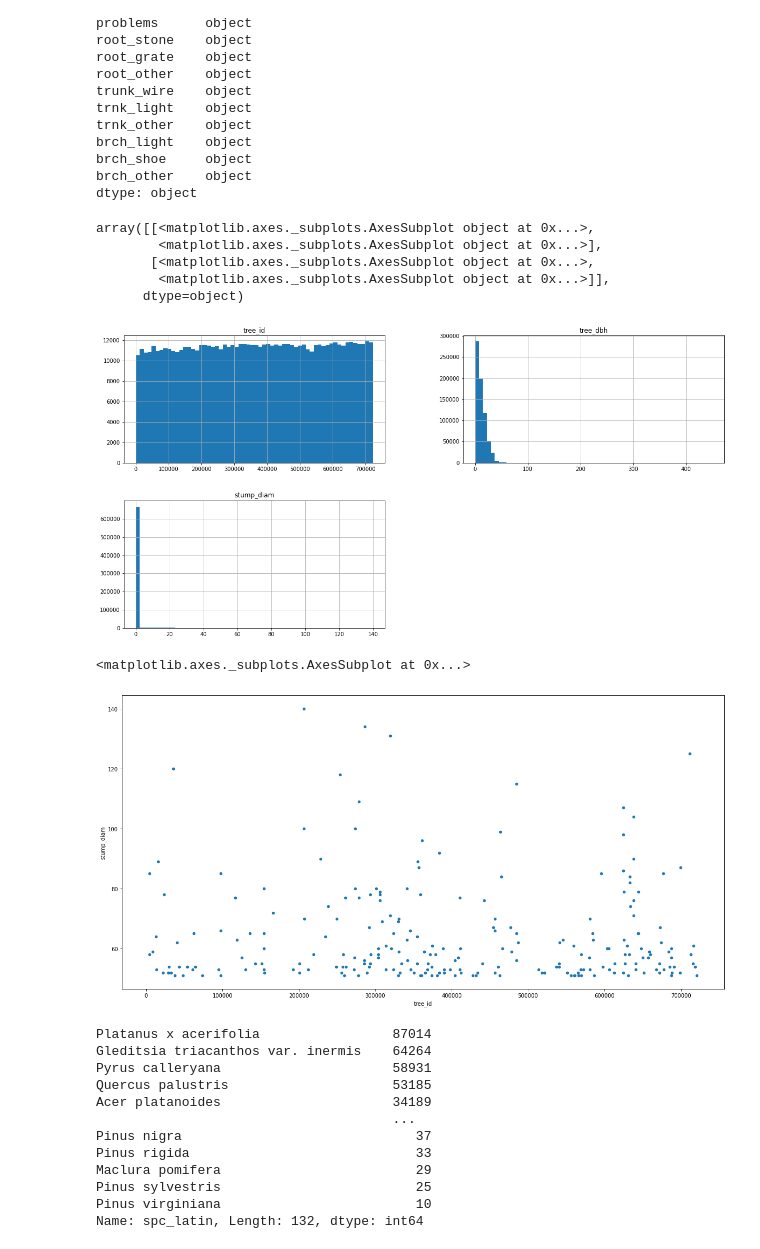
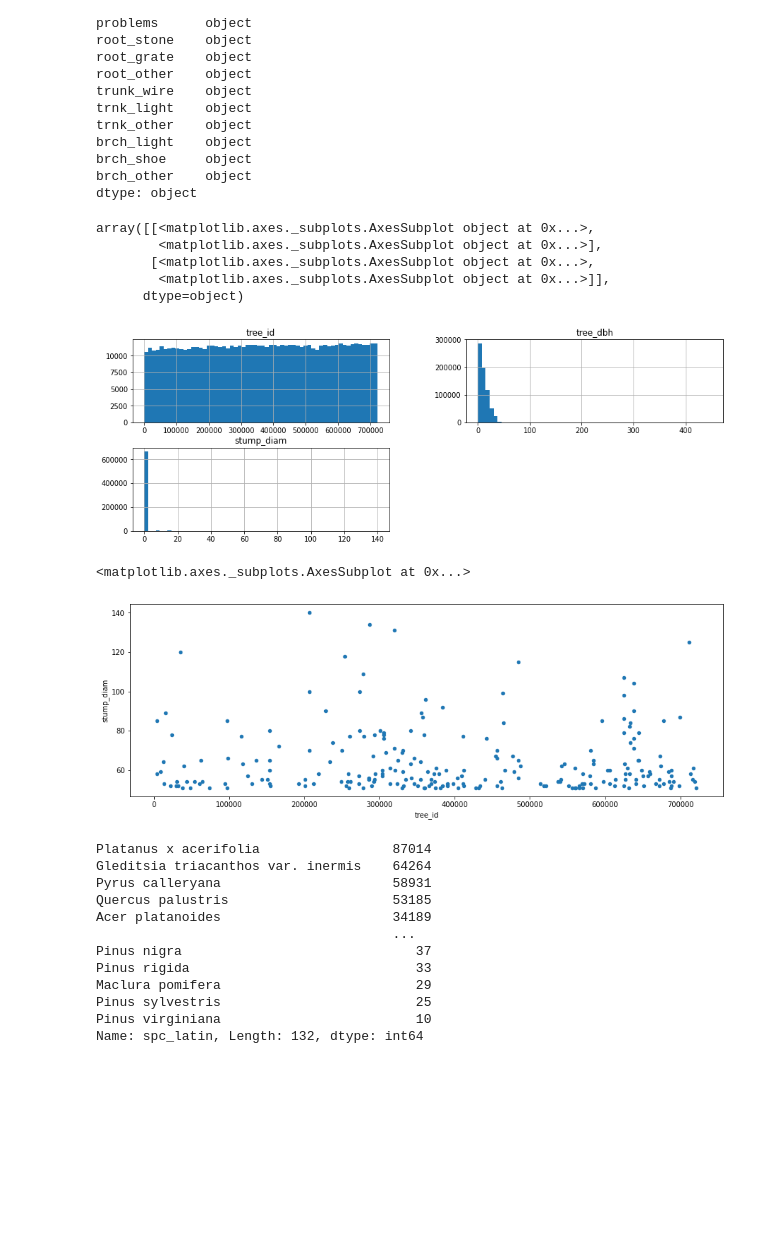
Before and after one commit to mrsyamhfis/Prison-Break, a Jupyter notebook: Tree_Census.ipynb, the cells around one changed output. Drawn from its saved outputs; the diff is of its cells as text; code cells hidden in the pictures; blank space fills up the shorter version.

```diff
--- a/Tree_Census.ipynb
+++ b/Tree_Census.ipynb
@@ -133,21 +133,21 @@ brch_shoe     object
 brch_other    object
 dtype: object
 # %%
-tc_subset.hist(bins=60, figsize=(20,10))
+tc_subset.hist(bins=60, figsize=(15,5))
 # %% [output]
 array([[<matplotlib.axes._subplots.AxesSubplot object at 0x...>,
         <matplotlib.axes._subplots.AxesSubplot object at 0x...>],
        [<matplotlib.axes._subplots.AxesSubplot object at 0x...>,
         <matplotlib.axes._subplots.AxesSubplot object at 0x...>]],
       dtype=object)
-[figure, old version]
+[figure, new version]
 # %%
 big_trees = tc_subset[tc_subset['stump_diam']>50]
 # %%
-big_trees[['tree_id','stump_diam']].plot(kind='scatter', x='tree_id', y='stump_diam', figsize=(20,10))
+big_trees[['tree_id','stump_diam']].plot(kind='scatter', x='tree_id', y='stump_diam', figsize=(15,5))
 # %% [output]
 <matplotlib.axes._subplots.AxesSubplot at 0x...>
-[figure, old version]
+[figure, new version]
 # %%
 tc_subset['spc_latin'].value_counts()
 # %% [output]
```
Also changed, not shown: parts of 23 cells of this notebook.
